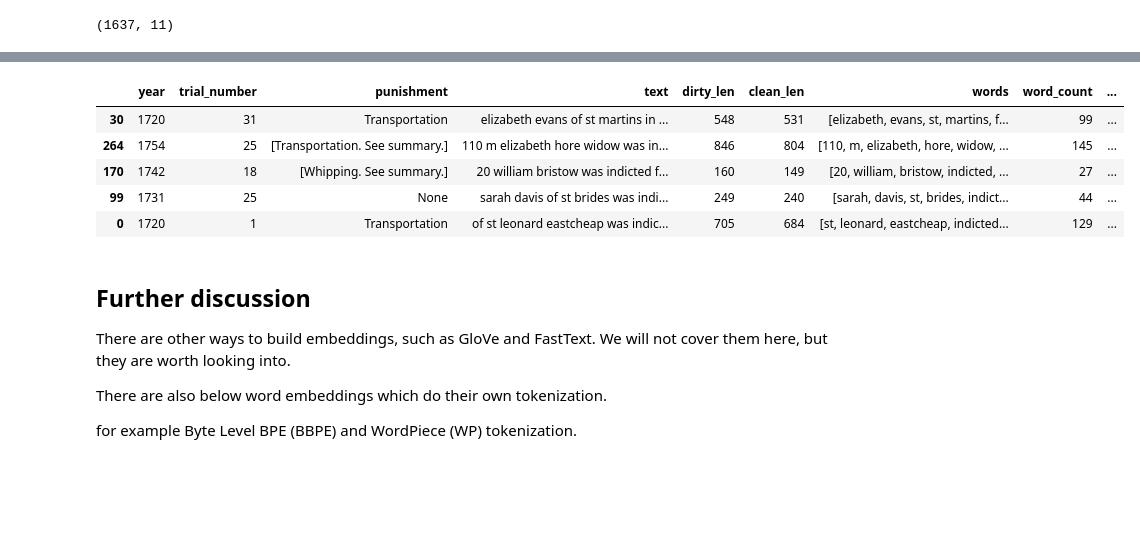
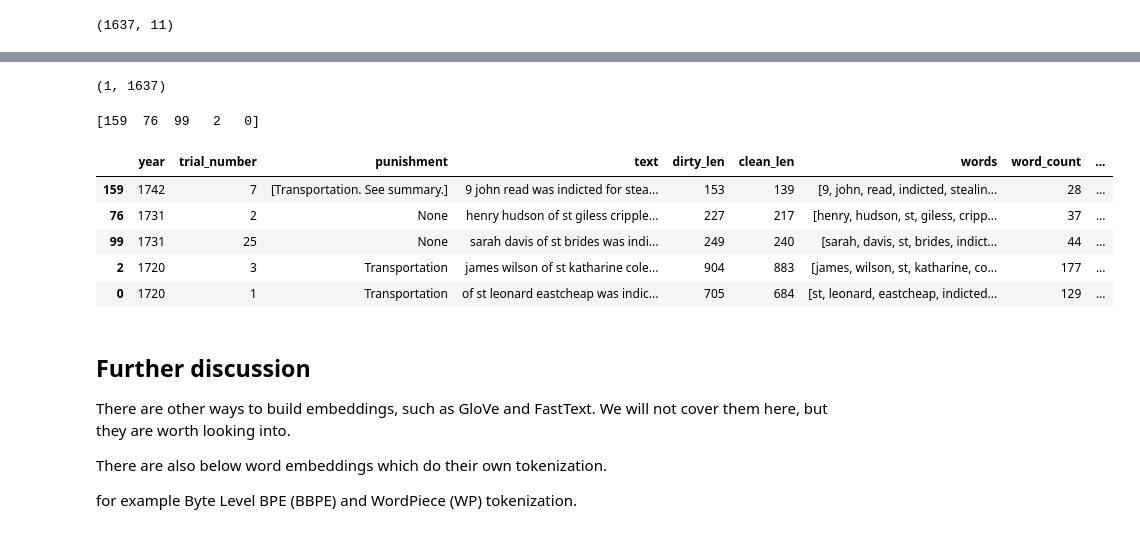
Before and after one commit to ValRCS/BSSDH_2023_workshop, a Jupyter notebook: notebooks/day1_part3_embeddings.ipynb, the cells around one changed output, grey strips where cells are left out. Cells and saved outputs as stored; diff of their text form; code cells hidden in the pictures; blank space fills up the shorter version.

```diff
--- a/notebooks/day1_part3_embeddings.ipynb
+++ b/notebooks/day1_part3_embeddings.ipynb
@@ -1021,26 +1148,32 @@ array([[0.99999994, 0.45778802, 0.586551  , ..., 0.49315554, 0.33341596,
+# %%
+# let's print the shape of cosine similarities
+cosine_similarities.shape
+# %% [output]
+(1, 1637)
 # %%
 # we want indexes of top 5 most similar documents
 # we can use argsort
 # let's see what we have
-top_5_similar = np.argsort(cosine_similarities)[0][-5:]
+top_5_similar = np.argsort(cosine_similarities)[0][-5:] # note 0 is because we have double brackets
 # let's see what we have
-top_5_similar
+print(top_5_similar)
 # good news is that 0 is the first document so it makes sense for it to be most similar to itself
 # let's print the rest of the documents
 df.iloc[top_5_similar]
 
 # we still have to make some decisions about how to use these embeddings
 # there will be need for human judgement on how to use them
 # at a brief glance it looks like we have some documents that some similarities lie in gender of the defendant
 # also these documents seem early in our corpus - which make sense as language changes over time
 
 # there are many more things we can do with embeddings
 # %% [output]
+[159  76  99   2   0]
 |  | year | trial_number | punishment | text | dirty_len | clean_len | words | word_count | ... |
-| 30 | 1720 | 31 | Transportation | elizabeth evans of st martins in ... | 548 | 531 | [elizabeth, evans, st, martins, f... | 99 | ... |
-| 264 | 1754 | 25 | [Transportation. See summary.] | 110 m elizabeth hore widow was in... | 846 | 804 | [110, m, elizabeth, hore, widow, ... | 145 | ... |
-| 170 | 1742 | 18 | [Whipping. See summary.] | 20 william bristow was indicted f... | 160 | 149 | [20, william, bristow, indicted, ... | 27 | ... |
+| 159 | 1742 | 7 | [Transportation. See summary.] | 9 john read was indicted for stea... | 153 | 139 | [9, john, read, indicted, stealin... | 28 | ... |
+| 76 | 1731 | 2 | None | henry hudson of st giless cripple... | 227 | 217 | [henry, hudson, st, giless, cripp... | 37 | ... |
 | 99 | 1731 | 25 | None | sarah davis of st brides was indi... | 249 | 240 | [sarah, davis, st, brides, indict... | 44 | ... |
+| 2 | 1720 | 3 | Transportation | james wilson of st katharine cole... | 904 | 883 | [james, wilson, st, katharine, co... | 177 | ... |
 | 0 | 1720 | 1 | Transportation | of st leonard eastcheap was indic... | 705 | 684 | [st, leonard, eastcheap, indicted... | 129 | ... |
 # %% [markdown]
 ## Further discussion
```
Also changed, not shown: parts of 31 cells of this notebook, 2 other files.
